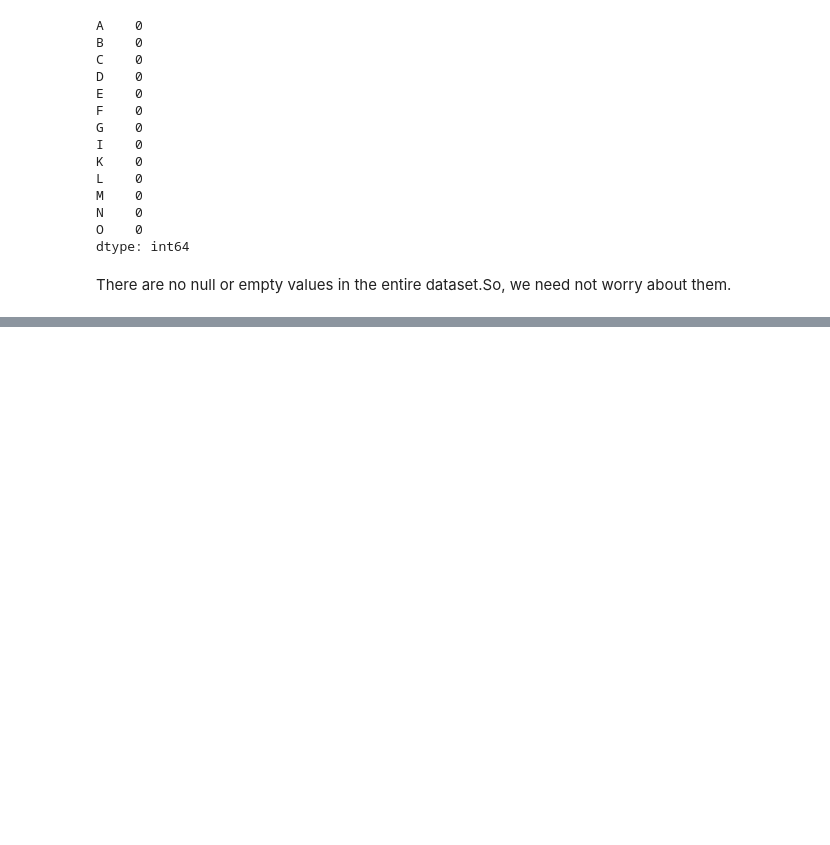
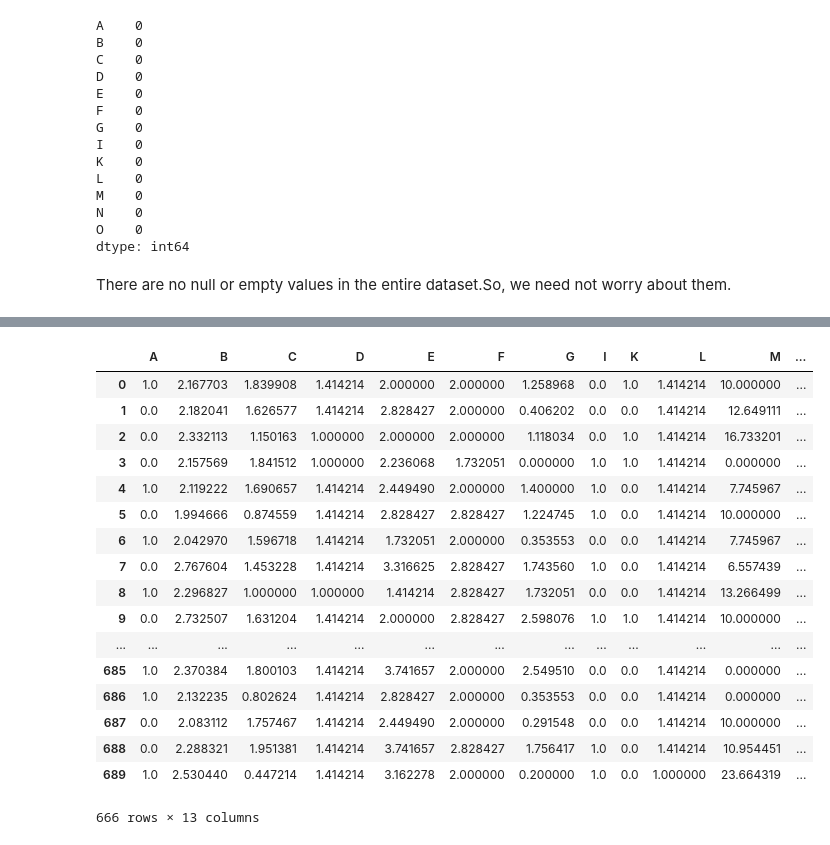
Before and after one commit to vickyumath/GreyAtom-Project, a Jupyter notebook: australian_data/australian_data.ipynb, the cells around one changed output, grey strips where cells are left out. Cells and saved outputs as stored; diff of their text form; code cells hidden in the pictures; blank space fills up the shorter version.

```diff
--- a/australian_data/australian_data.ipynb
+++ b/australian_data/australian_data.ipynb
@@ -275,0 +296,21 @@ There are no null or empty values in the entire dataset.So, we need not worry ab
+# %%
+dataframe.apply(np.sqrt)
+# %% [output]
+|  | A | B | C | D | E | F | G | I | K | L | M | ... |
+| 0 | 1.0 | 2.167703 | 1.839908 | 1.414214 | 2.000000 | 2.000000 | 1.258968 | 0.0 | 1.0 | 1.414214 | 10.000000 | ... |
+| 1 | 0.0 | 2.182041 | 1.626577 | 1.414214 | 2.828427 | 2.000000 | 0.406202 | 0.0 | 0.0 | 1.414214 | 12.649111 | ... |
+| 2 | 0.0 | 2.332113 | 1.150163 | 1.000000 | 2.000000 | 2.000000 | 1.118034 | 0.0 | 1.0 | 1.414214 | 16.733201 | ... |
+| 3 | 0.0 | 2.157569 | 1.841512 | 1.000000 | 2.236068 | 1.732051 | 0.000000 | 1.0 | 1.0 | 1.414214 | 0.000000 | ... |
+| 4 | 1.0 | 2.119222 | 1.690657 | 1.414214 | 2.449490 | 2.000000 | 1.400000 | 1.0 | 0.0 | 1.414214 | 7.745967 | ... |
+| 5 | 0.0 | 1.994666 | 0.874559 | 1.414214 | 2.828427 | 2.828427 | 1.224745 | 1.0 | 0.0 | 1.414214 | 10.000000 | ... |
+| 6 | 1.0 | 2.042970 | 1.596718 | 1.414214 | 1.732051 | 2.000000 | 0.353553 | 0.0 | 0.0 | 1.414214 | 7.745967 | ... |
+| 7 | 0.0 | 2.767604 | 1.453228 | 1.414214 | 3.316625 | 2.828427 | 1.743560 | 1.0 | 0.0 | 1.414214 | 6.557439 | ... |
+| 8 | 1.0 | 2.296827 | 1.000000 | 1.000000 | 1.414214 | 2.828427 | 1.732051 | 0.0 | 0.0 | 1.414214 | 13.266499 | ... |
+| 9 | 0.0 | 2.732507 | 1.631204 | 1.414214 | 2.000000 | 2.828427 | 2.598076 | 1.0 | 1.0 | 1.414214 | 10.000000 | ... |
+| ... | ... | ... | ... | ... | ... | ... | ... | ... | ... | ... | ... | ... |
+| 685 | 1.0 | 2.370384 | 1.800103 | 1.414214 | 3.741657 | 2.000000 | 2.549510 | 0.0 | 0.0 | 1.414214 | 0.000000 | ... |
+| 686 | 1.0 | 2.132235 | 0.802624 | 1.414214 | 2.828427 | 2.000000 | 0.353553 | 0.0 | 0.0 | 1.414214 | 0.000000 | ... |
+| 687 | 0.0 | 2.083112 | 1.757467 | 1.414214 | 2.449490 | 2.000000 | 0.291548 | 0.0 | 0.0 | 1.414214 | 10.000000 | ... |
+| 688 | 0.0 | 2.288321 | 1.951381 | 1.414214 | 3.741657 | 2.828427 | 1.756417 | 1.0 | 0.0 | 1.414214 | 10.954451 | ... |
+| 689 | 1.0 | 2.530440 | 0.447214 | 1.414214 | 3.162278 | 2.000000 | 0.200000 | 1.0 | 0.0 | 1.000000 | 23.664319 | ... |
+666 rows × 13 columns
```
Also changed, not shown: parts of 22 cells of this notebook.
